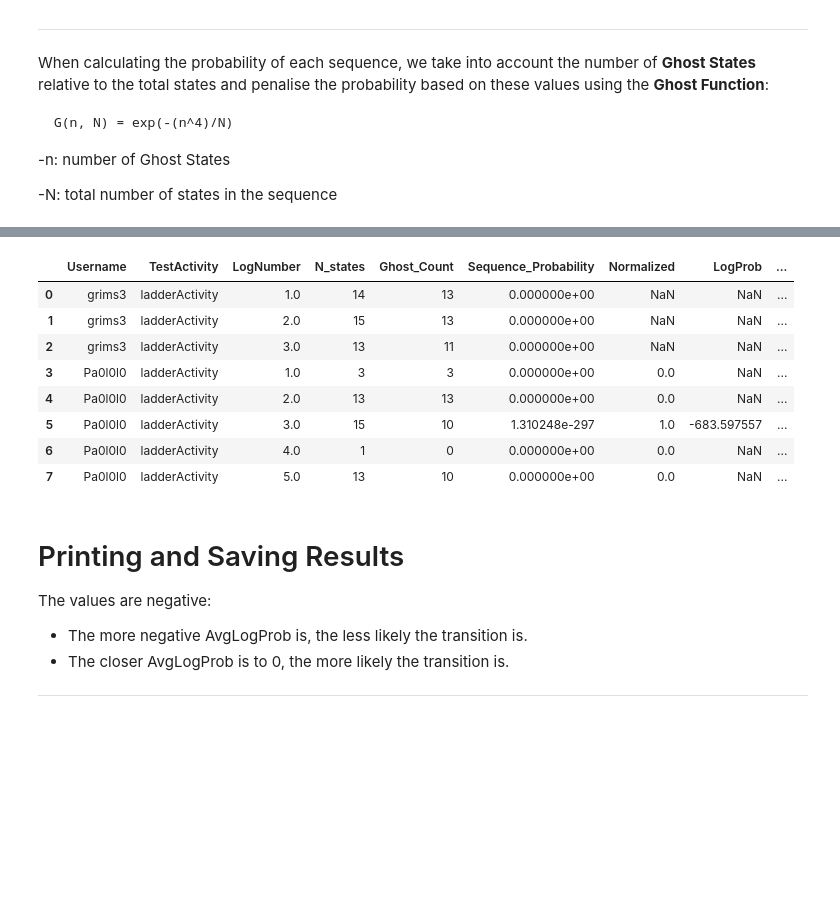
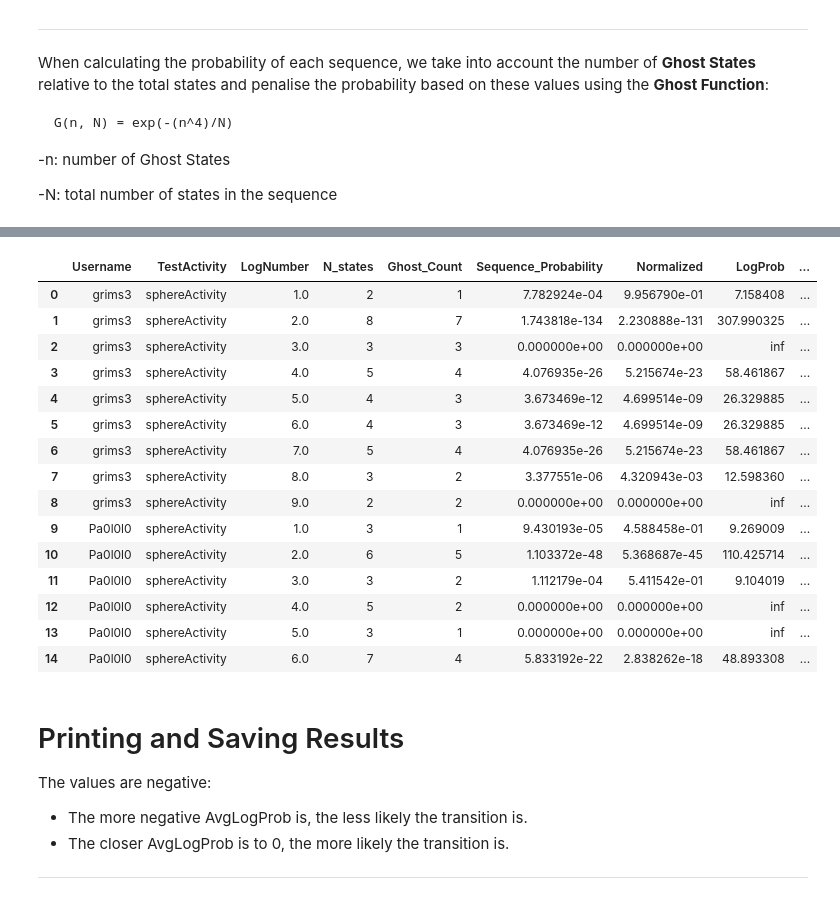
Before and after one commit to VSecLab/BioCRG, a Jupyter notebook: model_project/src/model.ipynb, the cells around one changed output, grey strips where cells are left out. Drawn from its saved outputs; the diff is of its cells as text; code cells hidden in the pictures; blank space fills up the shorter version.

```diff
--- a/model_project/src/model.ipynb
+++ b/model_project/src/model.ipynb
@@ -323,7 +401,7 @@ Transition results saved in /Users/grims/Documents/Research/Tesi/ML_tesi/data_lo
 2. Select the activity on which to validate.
 # %%
 #username = "grims3"
-test_activity = "ladderActivity"
+test_activity = "sphereActivity"
 
 #file_path = config.find_file_from_username(username)
 #file_path = config.find_file_from_username_and_basepath(username=username, base_path=config.RAW_DATA_DIR + "/test_data")
@@ -343,7 +421,7 @@ Select the threshold for segmentation.
 
 Note: if the test activity is the same as the train activity, choose the same threshold as the train (Step 0).
 # %%
-new_threshold = 0.5
+new_threshold = 0.6
 
 rsv_df = pd.DataFrame()
 lsv_users = {}
@@ -401,7 +483,12 @@ LogNumber: 5, Number of segments: 13
 file_path = processed_data_path + f"/{result_directory}/{target_activity}/{scaler}"
 
 # Calcola le statistiche per ogni classe
-df = pd.read_csv(file_path + f"/all_points/dbscan_{target_activity}_{threshold}_{scaler}_eps{eps}_minsample{min_samples}.csv")
+if clustering_algorithm == "dbscan":
+    df_dir = file_path + f"/all_points/dbscan_{target_activity}_{threshold}_{scaler}_eps{eps}_minsample{min_samples}.csv"
+elif clustering_algorithm == "kmeans":
+    df_dir = file_path + f"/all_points/kmeans_{target_activity}_{threshold}_{scaler}_k{K}.csv"
+
+df = pd.read_csv(df_dir)
 df = df.drop(columns=['Adjective']).drop_duplicates()
 
 feature_columns = df.columns[-feature_len - 1: -1]
@@ -470,7 +557,10 @@ log_df:
 # %% [markdown]
 ### 2.2 Identify the Adjectives that Correspond to the Substantives -> States
 # %%
-adj_df = pd.read_csv(file_path + f"/adjectives/adjectives_{target_activity}_{threshold}_{scaler}_eps{eps}_minsample{min_samples}.csv")
+if clustering_algorithm == "dbscan":
+    adj_df = pd.read_csv(file_path + f"/adjectives/adjectives_{target_activity}_{threshold}_{scaler}_eps{eps}_minsample{min_samples}.csv")
+elif clustering_algorithm == "kmeans":
+    adj_df = pd.read_csv(file_path + f"/adjectives/adjectives_{target_activity}_{threshold}_{scaler}_k{K}.csv")
 
 # Wrap lsv_user with username as the first key
 #lsv_user_with_username = {username: lsv_user}
@@ -521,8 +611,18 @@ When calculating the probability of each sequence, we take into account the numb
 # %%
 ghost_exp = 4
 
-prob_matrix_df = pd.read_csv(config.RESULTS_DIR + f"/transition_results/{target_activity}/{scaler}/transition_probabilities_{target_activity}_{threshold}_{scaler}_eps{eps}_minsample{min_samples}.csv", index_col=0)
-initial_probs_df = pd.read_csv(config.RESULTS_DIR + f"/transition_results/{target_activity}/{scaler}/initial_probabilities_{target_activity}_{threshold}_{scaler}_eps{eps}_minsample{min_samples}.csv")
+if clustering_algorithm == "dbscan":
+    prob_matrix_dir = config.RESULTS_DIR + f"/transition_results/{target_activity}/{scaler}/transition_probabilities_{target_activity}_{threshold}_{scaler}_eps{eps}_minsample{min_samples}.csv"
+    initial_probs_dir = config.RESULTS_DIR + f"/transition_results/{target_activity}/{scaler}/initial_probabilities_{target_activity}_{threshold}_{scaler}_eps{eps}_minsample{min_samples}.csv"
+elif clustering_algorithm == "kmeans":
+    prob_matrix_dir = config.RESULTS_DIR + f"/transition_results/{target_activity}/{scaler}/transition_probabilities_{target_activity}_{threshold}_{scaler}_k{K}.csv"
+    initial_probs_dir = config.RESULTS_DIR + f"/transition_results/{target_activity}/{scaler}/initial_probabilities_{target_activity}_{threshold}_{scaler}_k{K}.csv"
+
+os.makedirs(os.path.dirname(prob_matrix_dir), exist_ok=True)
+os.makedirs(os.path.dirname(initial_probs_dir), exist_ok=True)
+
+prob_matrix_df = pd.read_csv(prob_matrix_dir, index_col=0)
+initial_probs_df = pd.read_csv(initial_probs_dir)
 
 # Process each user
 all_users_results = {}
@@ -557,10 +657,12 @@ for username in df_mean['Username'].unique():
     )
 
     # Compute the metrics for the user
-    df_sequence_user["Normalized"] = (df_sequence_user["Sequence_Probability"] / df_sequence_user["Sequence_Probability"].sum())
-    df_sequence_user["LogProb"] = np.log(df_sequence_user["Sequence_Probability"].replace(0, np.nan))
+    df_sequence_user["Normalized"] = (df_sequence_user["Sequence_Probability"] / df_sequence_user["Sequence_Probability"].sum()).replace(np.nan, "Nan")
+
+    df_sequence_user["LogProb"] = np.abs(np.log(df_sequence_user["Sequence_Probability"].replace(0, np.inf)))
     df_sequence_user["Length"] = df_mean_user.groupby("LogNumber").size().values
-    df_sequence_user["AvgLogProb"] = df_sequence_user["LogProb"] / df_sequence_user["Length"]
+    df_sequence_user["AvgLogProb"] = (df_sequence_user["LogProb"] / df_sequence_user["Length"]).replace(np.nan, np.inf)
+
 
     # Save the result for the user
     all_users_results[username] = df_sequence_user
@@ -595,12 +697,19 @@ probability from (-1, None) to (0, -0.1122): 0.0427350427350427, cumulative prob
 |  | Username | TestActivity | LogNumber | N_states | Ghost_Count | Sequence_Probability | Normalized | LogProb | ... |
-| 0 | grims3 | ladderActivity | 1.0 | 14 | 13 | 0.000000e+00 | NaN | NaN | ... |
-| 1 | grims3 | ladderActivity | 2.0 | 15 | 13 | 0.000000e+00 | NaN | NaN | ... |
-| 2 | grims3 | ladderActivity | 3.0 | 13 | 11 | 0.000000e+00 | NaN | NaN | ... |
-| 3 | Pa0l0l0 | ladderActivity | 1.0 | 3 | 3 | 0.000000e+00 | 0.0 | NaN | ... |
-| 4 | Pa0l0l0 | ladderActivity | 2.0 | 13 | 13 | 0.000000e+00 | 0.0 | NaN | ... |
-| 5 | Pa0l0l0 | ladderActivity | 3.0 | 15 | 10 | 1.310248e-297 | 1.0 | -683.597557 | ... |
-| 6 | Pa0l0l0 | ladderActivity | 4.0 | 1 | 0 | 0.000000e+00 | 0.0 | NaN | ... |
-| 7 | Pa0l0l0 | ladderActivity | 5.0 | 13 | 10 | 0.000000e+00 | 0.0 | NaN | ... |
+| 0 | grims3 | sphereActivity | 1.0 | 2 | 1 | 7.782924e-04 | 9.956790e-01 | 7.158408 | ... |
+| 1 | grims3 | sphereActivity | 2.0 | 8 | 7 | 1.743818e-134 | 2.230888e-131 | 307.990325 | ... |
+| 2 | grims3 | sphereActivity | 3.0 | 3 | 3 | 0.000000e+00 | 0.000000e+00 | inf | ... |
+| 3 | grims3 | sphereActivity | 4.0 | 5 | 4 | 4.076935e-26 | 5.215674e-23 | 58.461867 | ... |
+| 4 | grims3 | sphereActivity | 5.0 | 4 | 3 | 3.673469e-12 | 4.699514e-09 | 26.329885 | ... |
+| 5 | grims3 | sphereActivity | 6.0 | 4 | 3 | 3.673469e-12 | 4.699514e-09 | 26.329885 | ... |
+| 6 | grims3 | sphereActivity | 7.0 | 5 | 4 | 4.076935e-26 | 5.215674e-23 | 58.461867 | ... |
+| 7 | grims3 | sphereActivity | 8.0 | 3 | 2 | 3.377551e-06 | 4.320943e-03 | 12.598360 | ... |
+| 8 | grims3 | sphereActivity | 9.0 | 2 | 2 | 0.000000e+00 | 0.000000e+00 | inf | ... |
+| 9 | Pa0l0l0 | sphereActivity | 1.0 | 3 | 1 | 9.430193e-05 | 4.588458e-01 | 9.269009 | ... |
+| 10 | Pa0l0l0 | sphereActivity | 2.0 | 6 | 5 | 1.103372e-48 | 5.368687e-45 | 110.425714 | ... |
+| 11 | Pa0l0l0 | sphereActivity | 3.0 | 3 | 2 | 1.112179e-04 | 5.411542e-01 | 9.104019 | ... |
+| 12 | Pa0l0l0 | sphereActivity | 4.0 | 5 | 2 | 0.000000e+00 | 0.000000e+00 | inf | ... |
+| 13 | Pa0l0l0 | sphereActivity | 5.0 | 3 | 1 | 0.000000e+00 | 0.000000e+00 | inf | ... |
+| 14 | Pa0l0l0 | sphereActivity | 6.0 | 7 | 4 | 5.833192e-22 | 2.838262e-18 | 48.893308 | ... |
 # %% [markdown]
 # Printing and Saving Results
 
```
Also changed, not shown: parts of 18 cells of this notebook, 15 other files.
